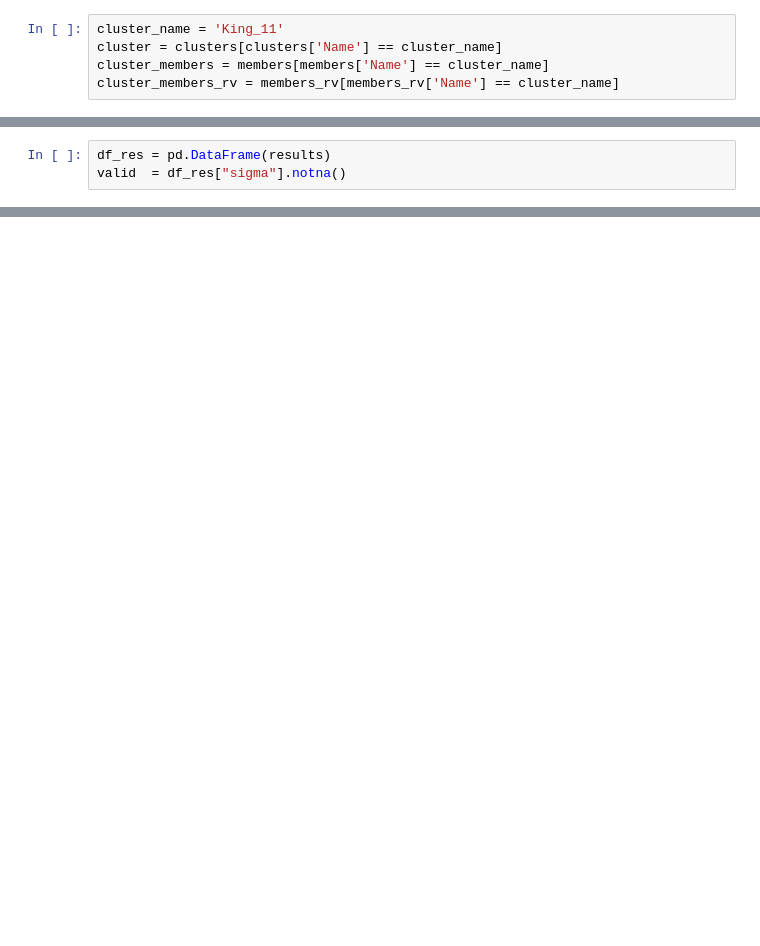
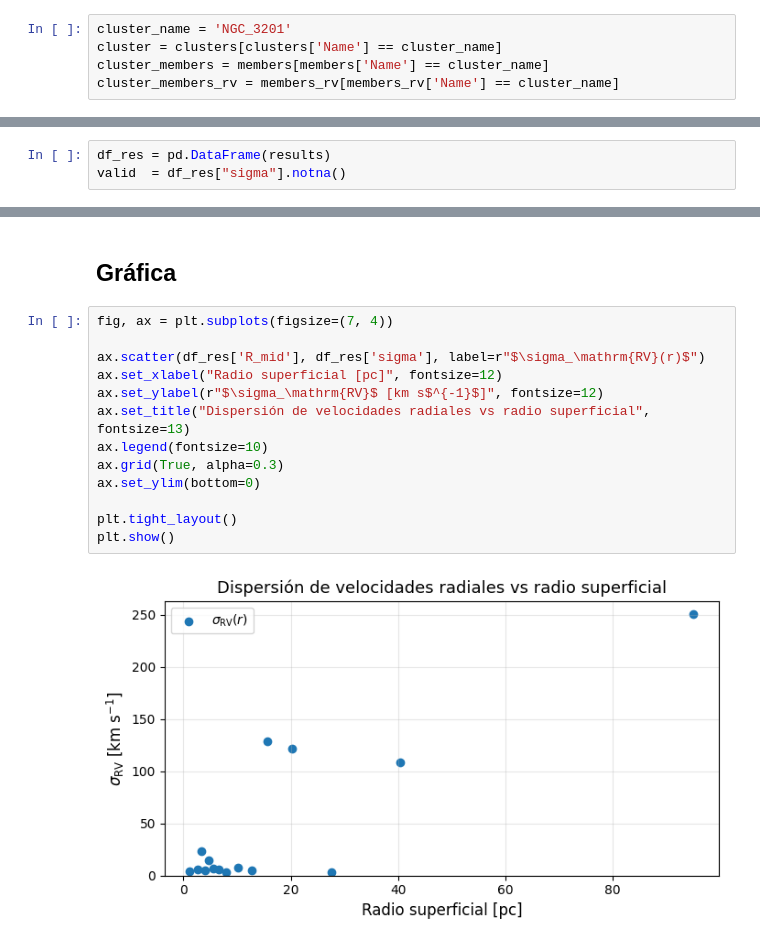
Before and after one commit to bejacore/calculos-tesis, a Jupyter notebook: notebooks/12-dispersion_vel_obs.ipynb, the cells around one changed output, grey strips where cells are left out. Drawn from its saved outputs; the diff is of its cells as text; blank space fills up the shorter version.

```diff
--- a/notebooks/12-dispersion_vel_obs.ipynb
+++ b/notebooks/12-dispersion_vel_obs.ipynb
@@ -18,5 +22,5 @@ members_rv = members[mask_rv].copy()
 # %%
-cluster_name = 'King_11'
+cluster_name = 'NGC_3201'
 cluster = clusters[clusters['Name'] == cluster_name]
 cluster_members = members[members['Name'] == cluster_name]
 cluster_members_rv = members_rv[members_rv['Name'] == cluster_name]
@@ -166,0 +144,17 @@ plt.show()
+# %% [markdown]
+## Gráfica
+# %%
+fig, ax = plt.subplots(figsize=(7, 4))
+
+ax.scatter(df_res['R_mid'], df_res['sigma'], label=r"$\sigma_\mathrm{RV}(r)$")
+ax.set_xlabel("Radio superficial [pc]", fontsize=12)
+ax.set_ylabel(r"$\sigma_\mathrm{RV}$ [km s$^{-1}$]", fontsize=12)
+ax.set_title("Dispersión de velocidades radiales vs radio superficial", fontsize=13)
+ax.legend(fontsize=10)
+ax.grid(True, alpha=0.3)
+ax.set_ylim(bottom=0)
+
+plt.tight_layout()
+plt.show()
+# %% [output]
+[figure, added]
```
Also changed, not shown: parts of 16 cells of this notebook, 2 other files.
